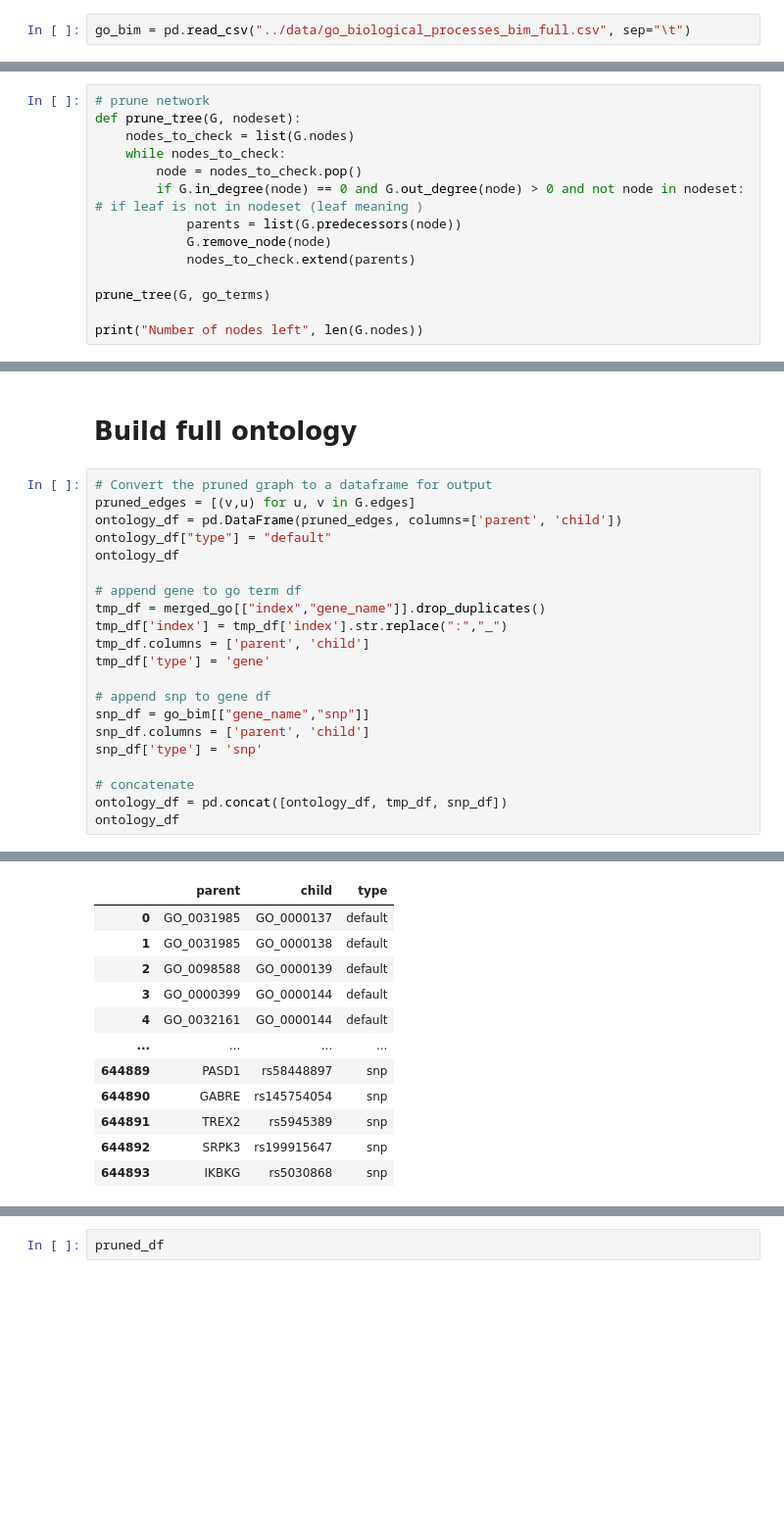
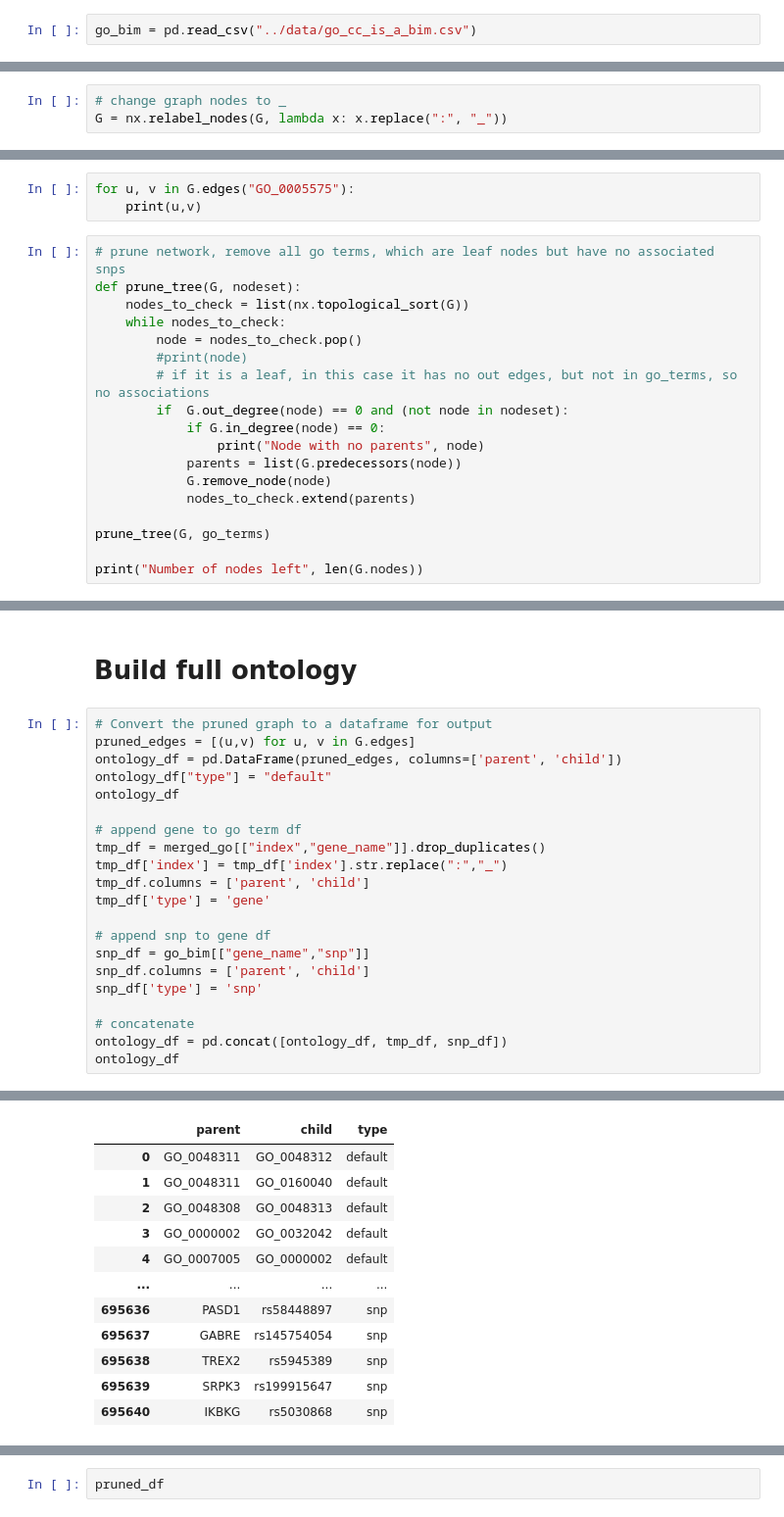
Before and after one commit to DennisGankin/snp_vnn, a Jupyter notebook: notebooks/gene_ontology_builder.ipynb, the cells around one changed output, grey strips where cells are left out. Shown at 98% size. Cells and saved outputs as stored; diff of their text form; blank space fills up the shorter version.

```diff
--- a/notebooks/gene_ontology_builder.ipynb
+++ b/notebooks/gene_ontology_builder.ipynb
@@ -313,4 +363,4 @@ G = pickle.load(open(go_path, 'rb'))
 # %%
-go_bim = pd.read_csv("../data/go_biological_processes_bim_full.csv", sep="\t")
+go_bim = pd.read_csv("../data/go_cc_is_a_bim.csv")
 # %%
 merged_go = go_bim.merge(goterms_df.reset_index(), on="gene_name") # .... lot's of multiple connections
@@ -375,0 +473,3 @@ Nodes before pruning: 1571
+# %%
+# change graph nodes to _
+G = nx.relabel_nodes(G, lambda x: x.replace(":", "_"))
@@ -376,10 +500,17 @@ Nodes before pruning: 1571
+# %%
+for u, v in G.edges("GO_0005575"):
+    print(u,v)
 # %%
-# prune network
+# prune network, remove all go terms, which are leaf nodes but have no associated snps
 def prune_tree(G, nodeset):
-    nodes_to_check = list(G.nodes)
+    nodes_to_check = list(nx.topological_sort(G))
     while nodes_to_check:
         node = nodes_to_check.pop()
-        if G.in_degree(node) == 0 and G.out_degree(node) > 0 and not node in nodeset: # if leaf is not in nodeset (leaf meaning )
+        #print(node)
+        # if it is a leaf, in this case it has no out edges, but not in go_terms, so no associations
+        if  G.out_degree(node) == 0 and (not node in nodeset):
+            if G.in_degree(node) == 0:
+                print("Node with no parents", node)
             parents = list(G.predecessors(node))
             G.remove_node(node)
             nodes_to_check.extend(parents)
@@ -408,40 +612,40 @@ len([n for n in G.nodes if G.out_degree(n) == 0])
 # Build full ontology
 # %%
 # Convert the pruned graph to a dataframe for output
-pruned_edges = [(v,u) for u, v in G.edges]
+pruned_edges = [(u,v) for u, v in G.edges]
 ontology_df = pd.DataFrame(pruned_edges, columns=['parent', 'child'])
 ontology_df["type"] = "default"
 ontology_df
 
 # append gene to go term df
 tmp_df = merged_go[["index","gene_name"]].drop_duplicates()
 tmp_df['index'] = tmp_df['index'].str.replace(":","_")
 tmp_df.columns = ['parent', 'child']
 tmp_df['type'] = 'gene'
 
 # append snp to gene df
 snp_df = go_bim[["gene_name","snp"]]
 snp_df.columns = ['parent', 'child']
 snp_df['type'] = 'snp'
 
 # concatenate
 ontology_df = pd.concat([ontology_df, tmp_df, snp_df])
 ontology_df
 # %% [output]
 A value is trying to be set on a copy of a slice from a DataFrame.
 Try using .loc[row_indexer,col_indexer] = value instead
 
 See the caveats in the documentation: https://pandas.pydata.org/pandas-docs/stable/user_guide/indexing.html#returning-a-view-versus-a-copy
   snp_df['type'] = 'snp'
 |  | parent | child | type |
-| 0 | GO_0031985 | GO_0000137 | default |
-| 1 | GO_0031985 | GO_0000138 | default |
-| 2 | GO_0098588 | GO_0000139 | default |
-| 3 | GO_0000399 | GO_0000144 | default |
-| 4 | GO_0032161 | GO_0000144 | default |
+| 0 | GO_0048311 | GO_0048312 | default |
+| 1 | GO_0048311 | GO_0160040 | default |
+| 2 | GO_0048308 | GO_0048313 | default |
+| 3 | GO_0000002 | GO_0032042 | default |
+| 4 | GO_0007005 | GO_0000002 | default |
 | ... | ... | ... | ... |
-| 644889 | PASD1 | rs58448897 | snp |
-| 644890 | GABRE | rs145754054 | snp |
-| 644891 | TREX2 | rs5945389 | snp |
-| 644892 | SRPK3 | rs199915647 | snp |
-| 644893 | IKBKG | rs5030868 | snp |
+| 695636 | PASD1 | rs58448897 | snp |
+| 695637 | GABRE | rs145754054 | snp |
+| 695638 | TREX2 | rs5945389 | snp |
+| 695639 | SRPK3 | rs199915647 | snp |
+| 695640 | IKBKG | rs5030868 | snp |
```
Also changed, not shown: parts of 45 cells of this notebook.
